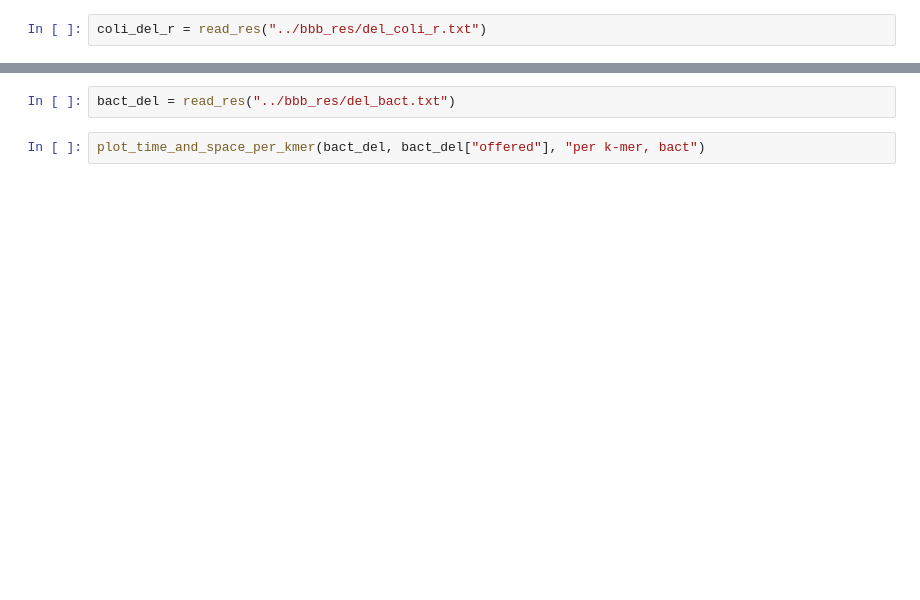
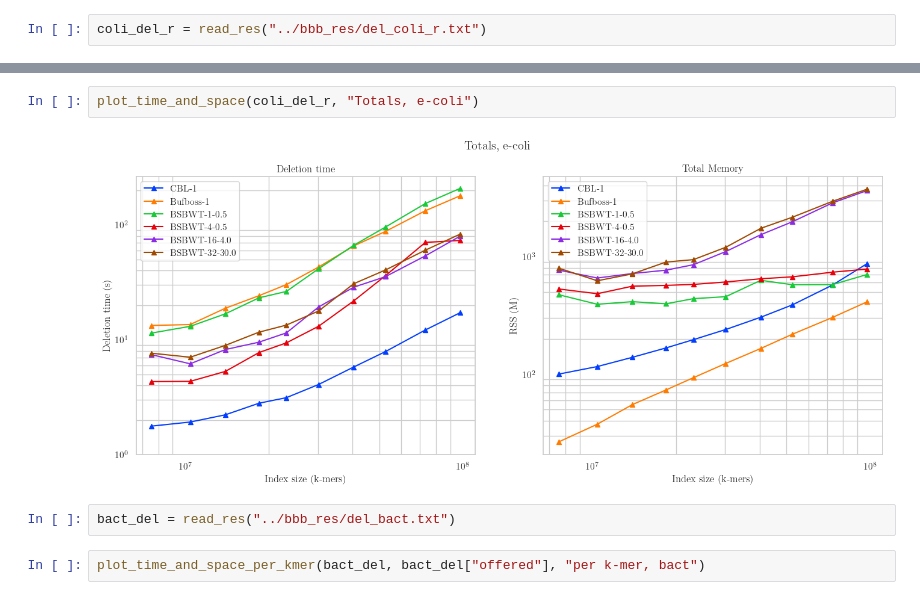
Before and after one commit to saskeli/Dynamic_SBWT_experiments, a Jupyter notebook: delete.ipynb, the cells around one changed output, grey strips where cells are left out. Saved outputs shown, nothing was run; the diff lists cells and outputs as text; blank space fills up the shorter version.

```diff
--- a/delete.ipynb
+++ b/delete.ipynb
@@ -147,3 +149,7 @@ plot_time_and_space_per_kmer(coli_del_r, coli_del_r["offered"], "per k-mer, coli
+# %%
+plot_time_and_space(coli_del_r, "Totals, e-coli")
+# %% [output]
+[figure, added]
 # %%
 bact_del = read_res("../bbb_res/del_bact.txt")
 # %%
```
Also changed, not shown: parts of 10 cells of this notebook.
